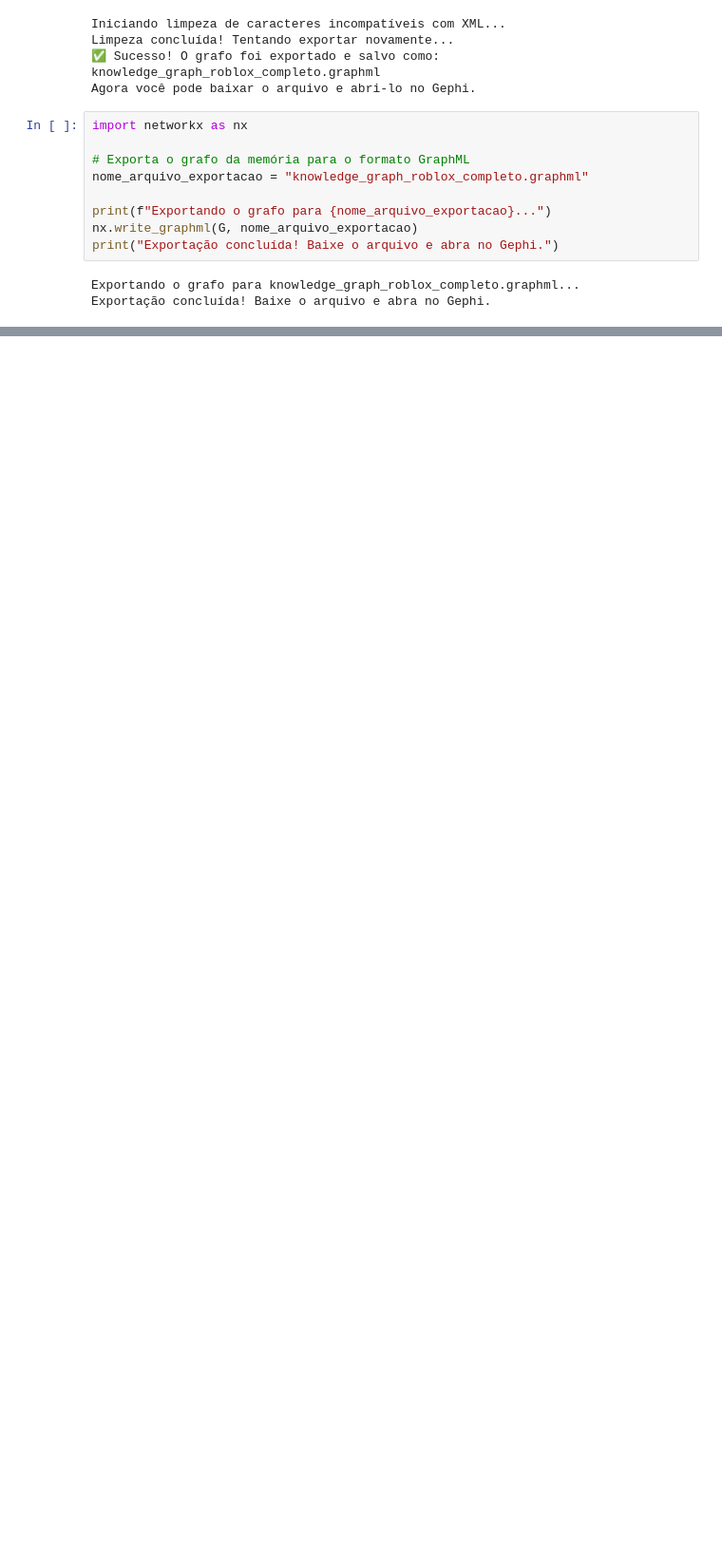
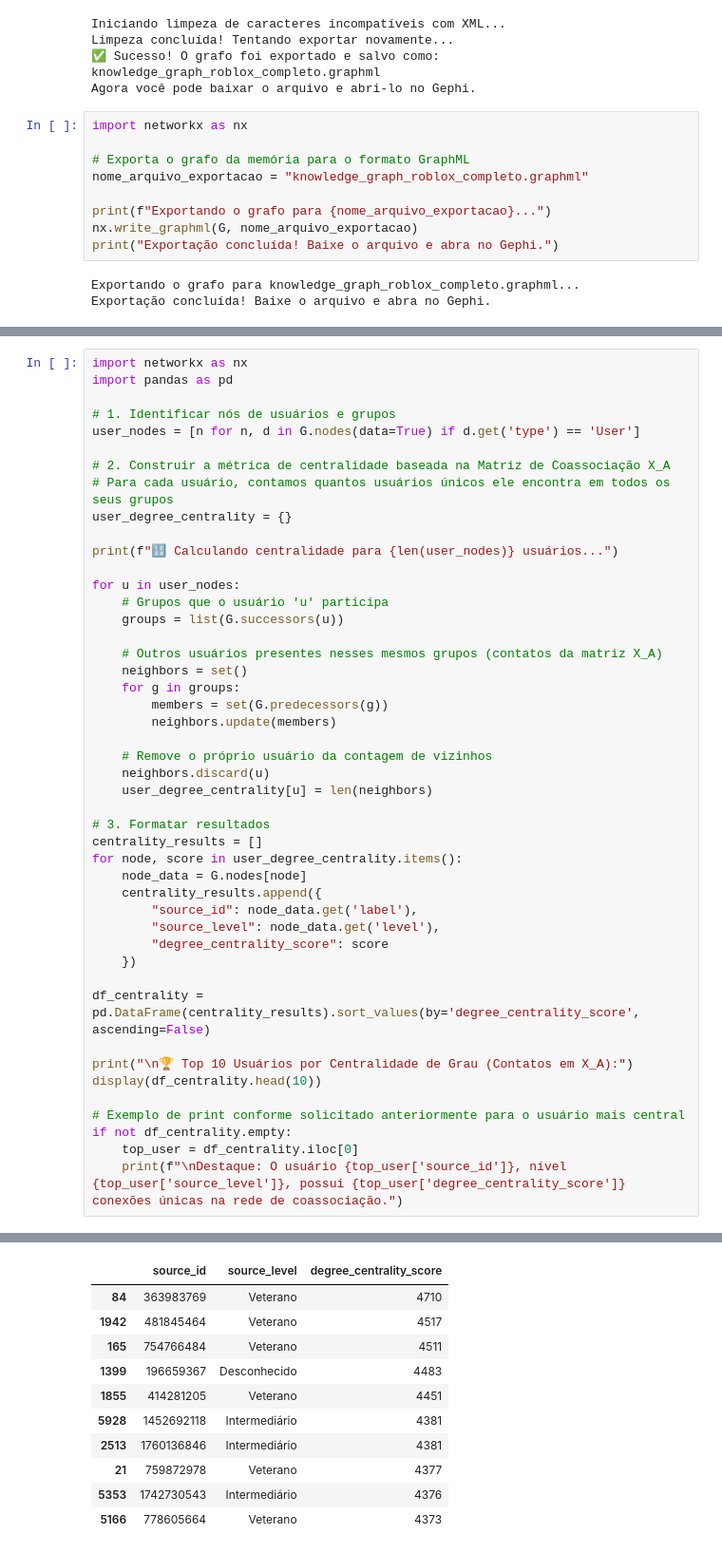
Before and after one commit to Joaoplims/sna_roblox_kg, a Jupyter notebook: Roblox_KG.ipynb, the cells around one changed output, grey strips where cells are left out. Shown at 95% size. Cells and saved outputs as stored; diff of their text form; blank space fills up the shorter version.

Commit message:
feat: metricas de analise em rede social

```diff
--- a/Roblox_KG.ipynb
+++ b/Roblox_KG.ipynb
@@ -753,0 +862,47 @@ for node, score in sorted_users:
+# %%
+import networkx as nx
+import pandas as pd
+
+# 1. Identificar nós de usuários e grupos
+user_nodes = [n for n, d in G.nodes(data=True) if d.get('type') == 'User']
+
+# 2. Construir a métrica de centralidade baseada na Matriz de Coassociação X_A
+# Para cada usuário, contamos quantos usuários únicos ele encontra em todos os seus grupos
+user_degree_centrality = {}
+
+print(f"🔢 Calculando centralidade para {len(user_nodes)} usuários...")
+
+for u in user_nodes:
+    # Grupos que o usuário 'u' participa
+    groups = list(G.successors(u))
+
+    # Outros usuários presentes nesses mesmos grupos (contatos da matriz X_A)
+    neighbors = set()
+    for g in groups:
+        members = set(G.predecessors(g))
+        neighbors.update(members)
+
+    # Remove o próprio usuário da contagem de vizinhos
+    neighbors.discard(u)
+    user_degree_centrality[u] = len(neighbors)
+
+# 3. Formatar resultados
+centrality_results = []
+for node, score in user_degree_centrality.items():
+    node_data = G.nodes[node]
+    centrality_results.append({
+        "source_id": node_data.get('label'),
+        "source_level": node_data.get('level'),
+        "degree_centrality_score": score
+    })
+
+df_centrality = pd.DataFrame(centrality_results).sort_values(by='degree_centrality_score', ascending=False)
+
+print("\n🏆 Top 10 Usuários por Centralidade de Grau (Contatos em X_A):")
+display(df_centrality.head(10))
+
+# Exemplo de print conforme solicitado anteriormente para o usuário mais central
+if not df_centrality.empty:
+    top_user = df_centrality.iloc[0]
+    print(f"\nDestaque: O usuário {top_user['source_id']}, nível {top_user['source_level']}, possui {top_user['degree_centrality_score']} conexões únicas na rede de coassociação.")
+# %% [output]
@@ -753,0 +912,11 @@ for node, score in sorted_users:
+|  | source_id | source_level | degree_centrality_score |
+| 84 | 363983769 | Veterano | 4710 |
+| 1942 | 481845464 | Veterano | 4517 |
+| 165 | 754766484 | Veterano | 4511 |
+| 1399 | 196659367 | Desconhecido | 4483 |
+| 1855 | 414281205 | Veterano | 4451 |
+| 5928 | 1452692118 | Intermediário | 4381 |
+| 2513 | 1760136846 | Intermediário | 4381 |
+| 21 | 759872978 | Veterano | 4377 |
+| 5353 | 1742730543 | Intermediário | 4376 |
+| 5166 | 778605664 | Veterano | 4373 |
```
Also changed, not shown: parts of 19 cells of this notebook.
